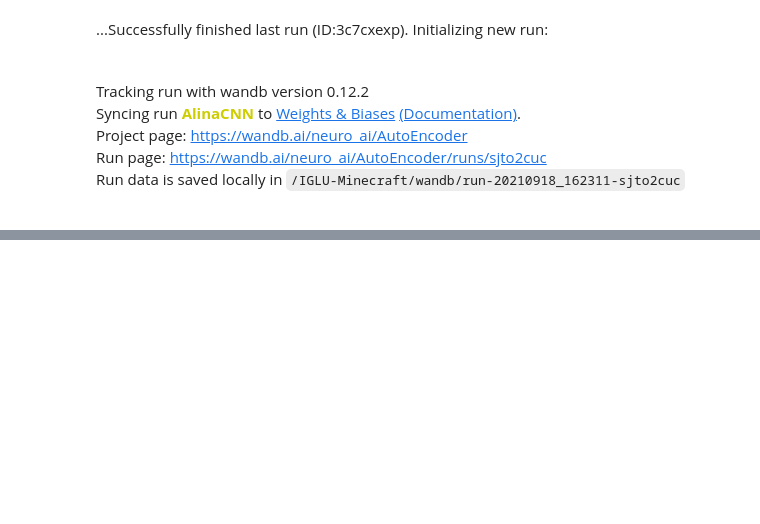
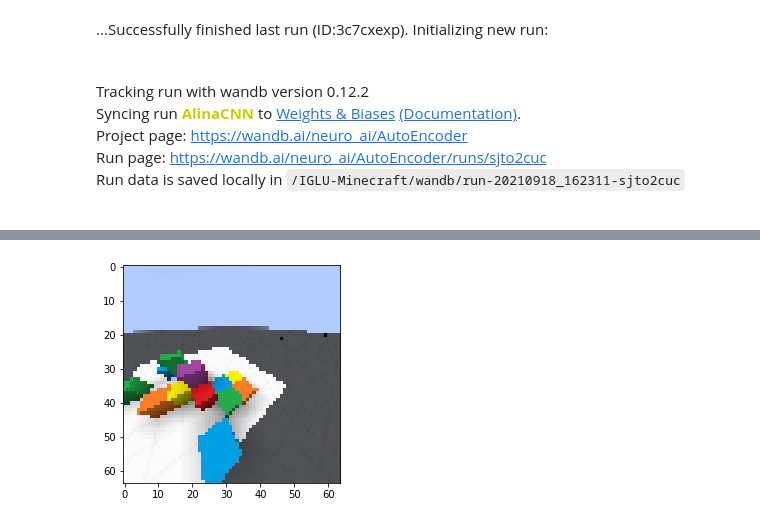
Before and after one commit to LinarAbdrazakov/IGLU-Minecraft, a Jupyter notebook: Visual Autoencoder Training (IGLU).ipynb, the cells around one changed output, grey strips where cells are left out. Saved outputs shown, nothing was run; the diff lists cells and outputs as text; code cells hidden in the pictures; blank space fills up the shorter version.

```diff
--- a/Visual Autoencoder Training (IGLU).ipynb
+++ b/Visual Autoencoder Training (IGLU).ipynb
@@ -356,0 +631,8 @@ torch.save(model.decoder.state_dict(), 'models/AlinaCNN/decoder_weigths.pth')
+# %%
+model.cpu()
+for data in train_loader:
+    tensor_image = data[2,:,:,:] / 255.
+    plot_tensor(tensor_image)
+    break
+# %% [output]
+[figure, added]
```
Also changed, not shown: parts of 13 cells of this notebook, 7 other files.
